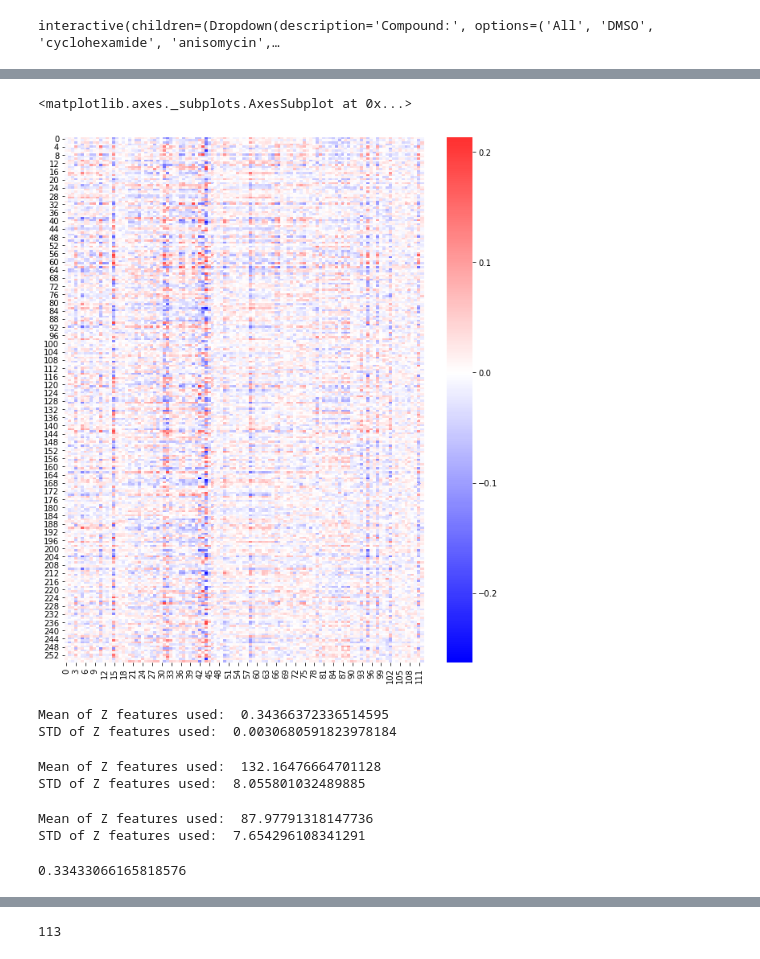
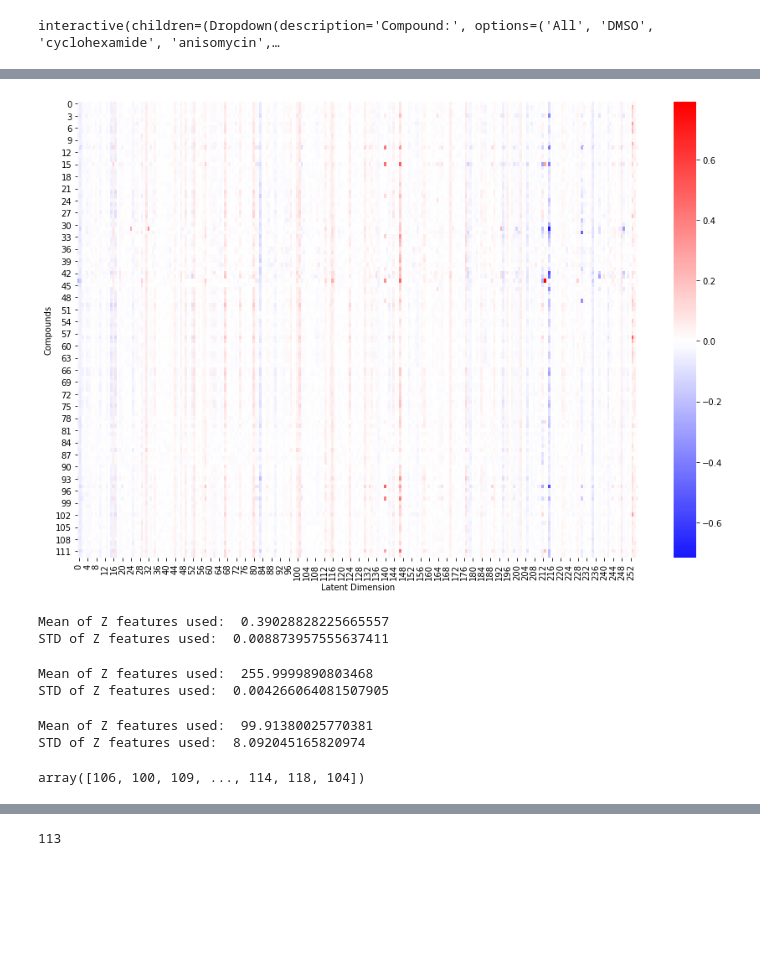
Before and after one commit to NotAndres/pytorch-vsc, a Jupyter notebook: notebook/evaluation.ipynb, the cells around one changed output, grey strips where cells are left out. Saved outputs shown, nothing was run; the diff lists cells and outputs as text; code cells hidden in the pictures; blank space fills up the shorter version.

Commit message:
Final commit with data demeaning and script for resampling. And many other piled up changes

```diff
--- a/notebook/evaluation.ipynb
+++ b/notebook/evaluation.ipynb
@@ -46,23 +52,23 @@ device = torch.device("cuda" if cuda.is_available() else "cpu")
 print(device)
 
 data_dir = '../../../dataset/'
-model_path = '../../../results/models/vae/vaez128.pth'
+model_path = '../../../results/models/vae/vaez256.pth'
 metadata_dir = '../../../metadata/'
 eval_dir='../../../results/models/vae/'
-prefix = 'vaez128_'
-z = 128
+prefix = 'vaez256_'
+z = 256
 
 batch_size = 128
-alpha = 0.5
+alpha = 0.05
 beta = 1
-c = 160
+c = 200
 # %% [output]
 cuda
 # %%
 def split_data(data_dir, n_split=0.2, batch_size=256):
 
     pin_memory = cuda.is_available()
-    workers = 4
+    workers = 6
 
     # Create training and validation datasets
     image_dataset = datasets.ImageFolder(data_dir, transform=transforms.Compose([
@@ -106,7 +112,7 @@ def split_data(data_dir, n_split=0.2, batch_size=256):
     )
     return train_loader, val_loader, test_loader, image_dataset.class_to_idx
 # %%
-_, _, test_data, label_mapping = split_data(data_dir=data_dir, batch_size=batch_size)
+train_data, _, test_data, label_mapping = split_data(data_dir=data_dir, batch_size=batch_size)
 # %% [output]
 Train split:  879151
 Val split:  219787
@@ -204,6 +256,9 @@ compound_folder
 | 13199 | Week9_090907_G11_s4_w1C447A151-1F... | DMSO | 9840 |
 | 13079 | Week9_090907_G11_s4_w1FE6ABFB5-D8... | DMSO | 9841 |
 9842 rows × 3 columns
+# %%
+label_mapping = {v: k for k, v in label_mapping.items()}
+comp_list = np.array(list(label_mapping.keys()))
 # %%
 test_compounds = []
 
@@ -643,21 +748,23 @@ BokehUserWarning: ColumnDataSource's columns must be of the same length. Current
 # %%
 mean_vector = []
 std_matrix = []
 for compound in comp_list:
     selected_comps = compound_folder[compound_folder['Image_Metadata_Compound'] == compound]
     is_compound = np.isin(test_labels, selected_comps.id.values)
     z_np = test_z[is_compound].numpy()
     mean = z_np.mean(axis=0)
     std = z_np.std(axis=0)
     mean_vector.append(mean)
     std_matrix.append(std)
 mean_vector = np.asarray(mean_vector)
 std_matrix = np.asarray(std_matrix)
-plt.figure(figsize=(10,12))
-sns.heatmap(mean_vector.T, cmap=plt.cm.bwr, center=0.0)
+plt.figure(figsize=(15,10))
+sns.heatmap(mean_vector, cmap=plt.cm.bwr, center=0.0)
+plt.xlabel('Latent Dimension')
+plt.ylabel('Compounds')
+plt.show()
 # %% [output]
-<matplotlib.axes._subplots.AxesSubplot at 0x...>
-[figure, old version]
+[figure, new version]
 # %%
 usage = np.sum(np.abs(test_z.numpy()) >= 1e-8, axis=0) / len(test_z)
 mean_usage = np.mean(usage)
@@ -665,8 +772,8 @@ std_usage = np.std(usage)
 print('Mean of Z features used: ', mean_usage)
 print('STD of Z features used: ', std_usage)
 # %% [output]
-Mean of Z features used:  0.34366372336514595
-STD of Z features used:  0.0030680591823978184
+Mean of Z features used:  0.39028828225665557
+STD of Z features used:  0.008873957555637411
 # %%
 z_used = np.count_nonzero(test_z, axis=1)
 mean_z_used = np.mean(z_used)
@@ -674,8 +781,8 @@ std_z_used = np.std(z_used)
 print('Mean of Z features used: ', mean_z_used)
 print('STD of Z features used: ', std_z_used)
 # %% [output]
-Mean of Z features used:  132.16476664701128
-STD of Z features used:  8.055801032489885
+Mean of Z features used:  255.9999890803468
+STD of Z features used:  0.004266064081507905
 # %%
 z_used = np.sum(np.abs(test_z.numpy()) >= 1e-8, axis=1)
 mean_z_used = np.mean(z_used)
@@ -683,12 +790,12 @@ std_z_used = np.std(z_used)
 print('Mean of Z features used: ', mean_z_used)
 print('STD of Z features used: ', std_z_used)
 # %% [output]
-Mean of Z features used:  87.97791318147736
-STD of Z features used:  7.654296108341291
+Mean of Z features used:  99.91380025770381
+STD of Z features used:  8.092045165820974
 # %%
-min(np.sum(np.abs(test_z.numpy()) >= 1e-8, axis=0) / len(test_z))
+np.sum(np.abs(test_z.numpy()) >= 1e-8, axis=1)
 # %% [output]
-0.33433066165818576
+array([106, 100, 109, ..., 114, 118, 104])
 # %%
 image_dataset = datasets.ImageFolder(data_dir, transform=transforms.Compose([
         transforms.ToTensor(),
```
Also changed, not shown: parts of 30 cells of this notebook, 6 other files.
